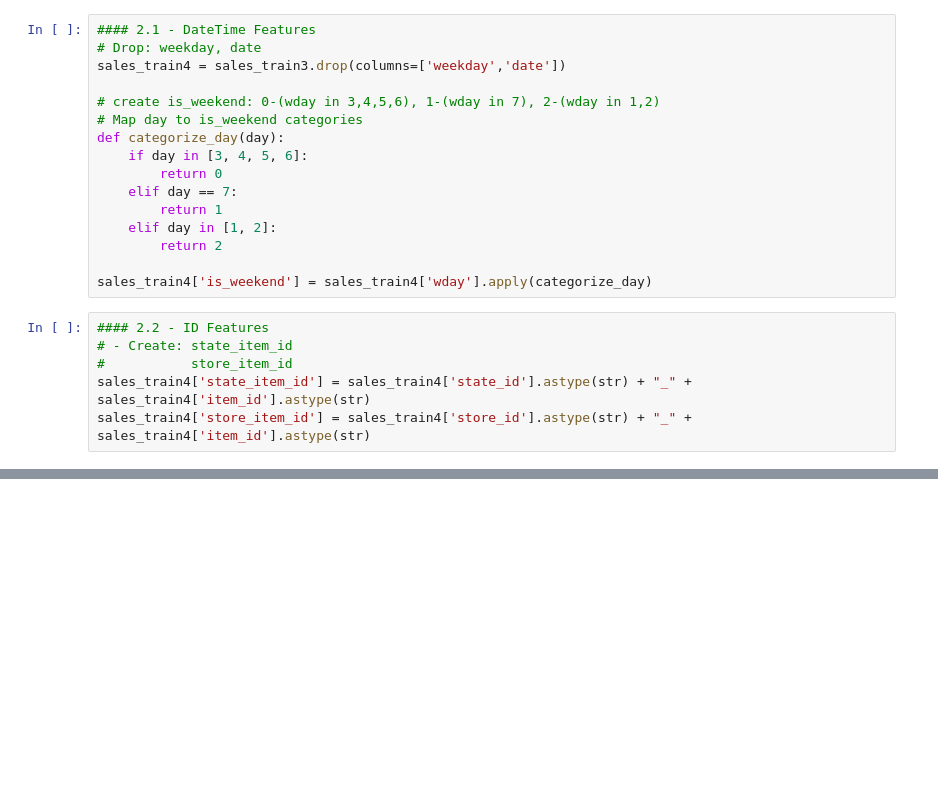
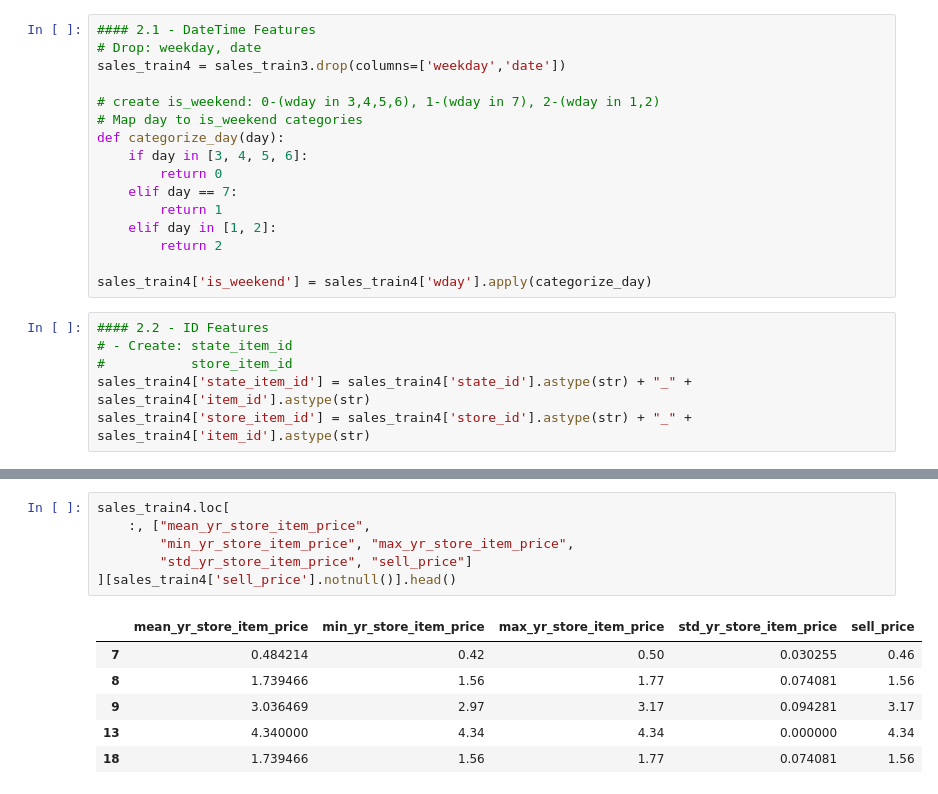
Before and after one commit to ionahu08/M5Forecasting_Accuracy, a Jupyter notebook: code/project_M5V2.ipynb, the cells around one changed output, grey strips where cells are left out. Drawn from its saved outputs; the diff is of its cells as text; blank space fills up the shorter version.

```diff
--- a/code/project_M5V2.ipynb
+++ b/code/project_M5V2.ipynb
@@ -589,0 +709,13 @@ sales_train4.head().T
+# %%
+sales_train4.loc[
+    :, ["mean_yr_store_item_price",
+        "min_yr_store_item_price", "max_yr_store_item_price",
+        "std_yr_store_item_price", "sell_price"]
+][sales_train4['sell_price'].notnull()].head()
+# %% [output]
+|  | mean_yr_store_item_price | min_yr_store_item_price | max_yr_store_item_price | std_yr_store_item_price | sell_price |
+| 7 | 0.484214 | 0.42 | 0.50 | 0.030255 | 0.46 |
+| 8 | 1.739466 | 1.56 | 1.77 | 0.074081 | 1.56 |
+| 9 | 3.036469 | 2.97 | 3.17 | 0.094281 | 3.17 |
+| 13 | 4.340000 | 4.34 | 4.34 | 0.000000 | 4.34 |
+| 18 | 1.739466 | 1.56 | 1.77 | 0.074081 | 1.56 |
```
Also changed, not shown: parts of 5 cells of this notebook.
